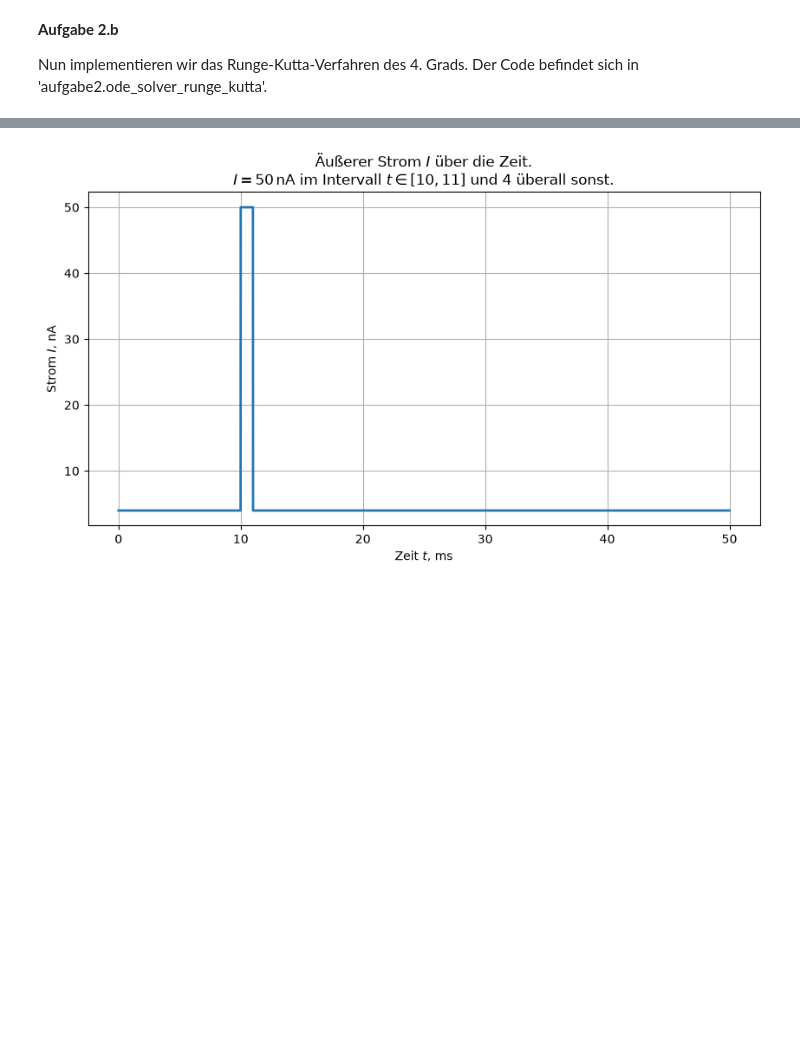
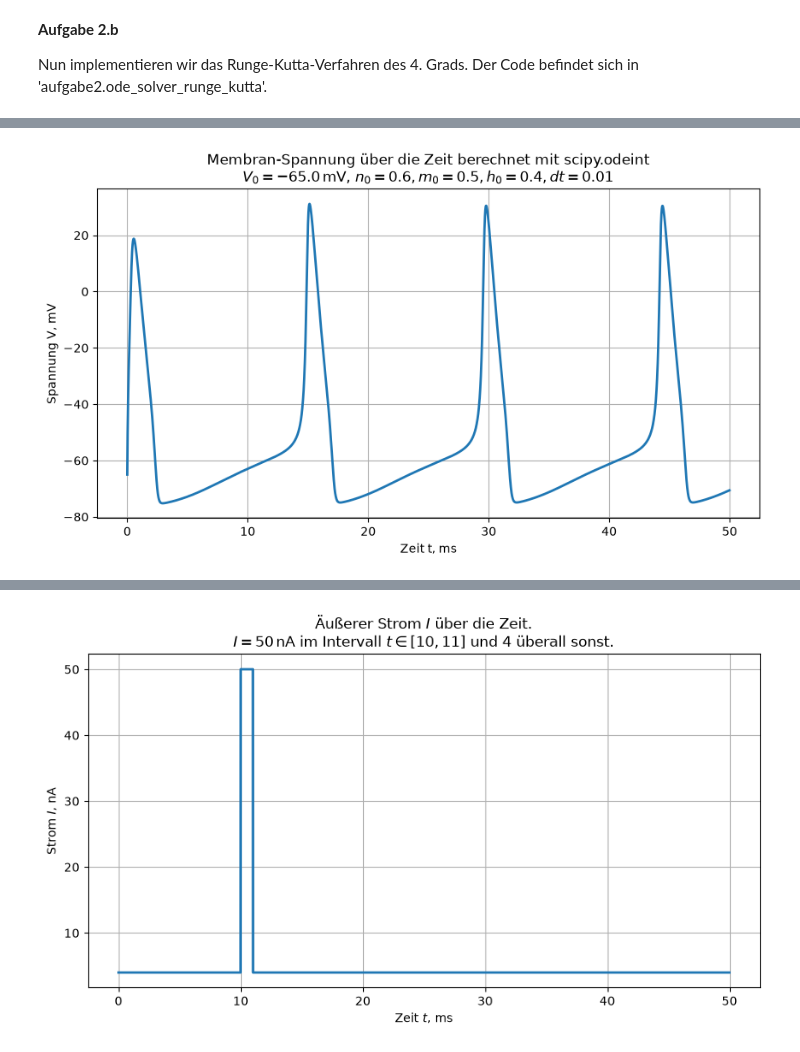
Before and after one commit to Isomorphic13/neuronensimulation, a Jupyter notebook: aufgabe2/notebook/hodgkins_huxley_gleichungssystem.ipynb, the cells around one changed output, grey strips where cells are left out. Drawn from its saved outputs; the diff is of its cells as text; code cells hidden in the pictures; blank space fills up the shorter version.

```diff
--- a/aufgabe2/notebook/hodgkins_huxley_gleichungssystem.ipynb
+++ b/aufgabe2/notebook/hodgkins_huxley_gleichungssystem.ipynb
@@ -70,0 +53,9 @@ NameError: name 'np' is not defined
+# %%
+from aufgabe2 import visualizer
+
+tpoints = np.arange(t_a, t_b, dt)
+
+
+visualizer.visualize_odeint(tpoints, I_0 , dt)
+# %% [output]
+[figure, added]
```
Also changed, not shown: parts of 13 cells of this notebook, 20 other files.
